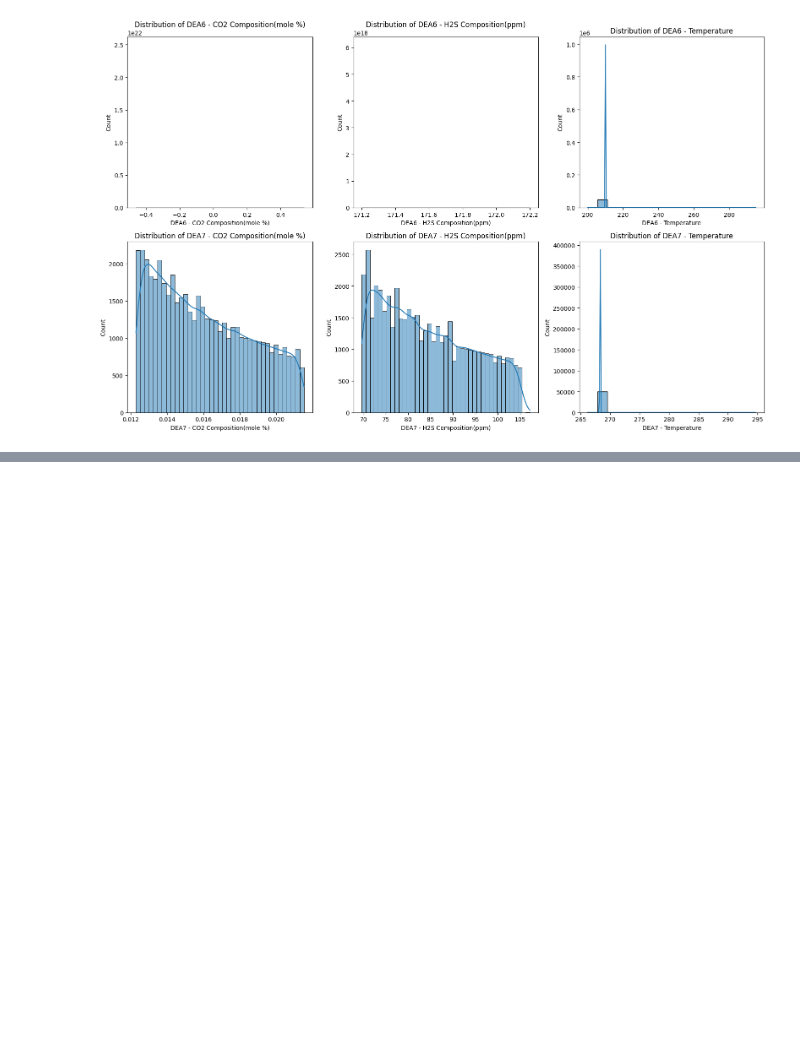
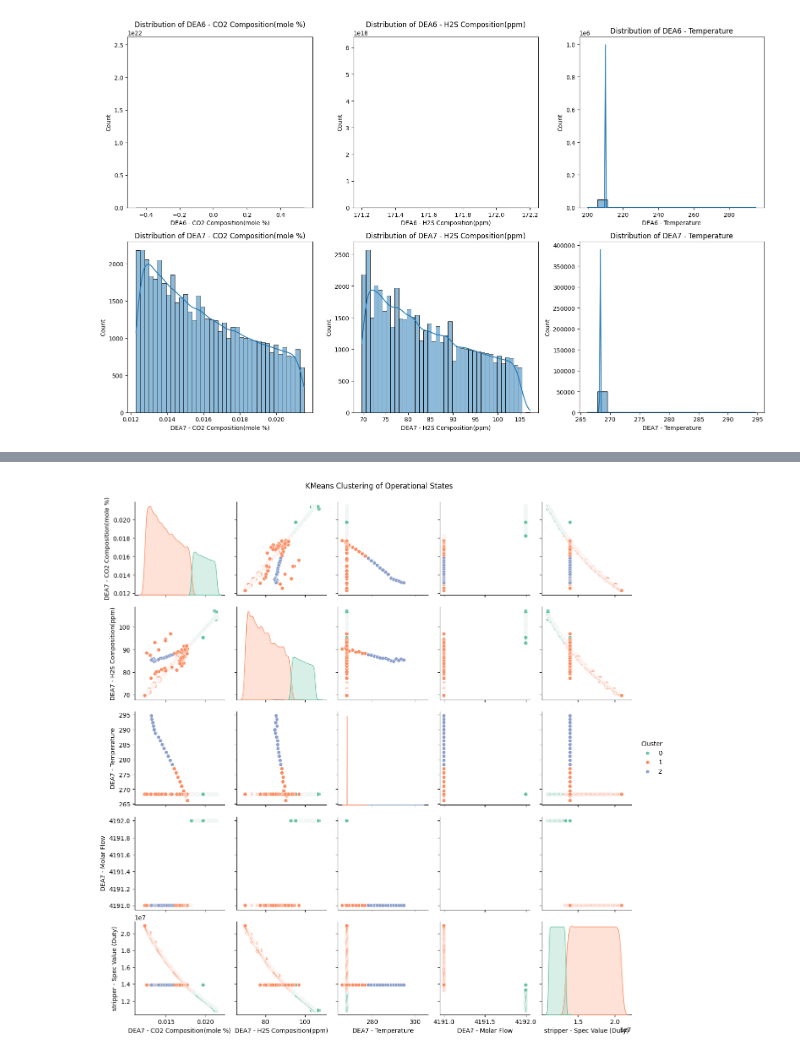
Before and after one commit to Veraeze/AmineRegeneration, a Jupyter notebook: Objective3.ipynb, the cells around one changed output, grey strips where cells are left out. Saved outputs shown, nothing was run; the diff lists cells and outputs as text; code cells hidden in the pictures; blank space fills up the shorter version.

Commit message:
Add Kmeans clustering to O3

```diff
--- a/Objective3.ipynb
+++ b/Objective3.ipynb
@@ -194,0 +215,27 @@ plt.show()
+# %%
+# Scaling the data
+
+features = [
+    'DEA7 - CO2 Composition(mole %)',
+    'DEA7 - H2S Composition(ppm)',
+    'DEA7 - Temperature',
+    'DEA7 - Molar Flow',
+    'stripper - Spec Value (Duty)'
+]
+
+X = df[features]
+scaler = StandardScaler()
+X_scaled = scaler.fit_transform(X)
+# %%
+# Kmeans clustering
+
+kmeans = KMeans(n_clusters=3, random_state=42, n_init=10)
+df['Cluster'] = kmeans.fit_predict(X_scaled)
+# %%
+# Visualize clusters (pairplot)
+
+sns.pairplot(df, vars=features, hue='Cluster', palette='Set2')
+plt.suptitle('KMeans Clustering of Operational States', y=1.02)
+plt.show()
+# %% [output]
+[figure, added]
```
Also changed, not shown: parts of 3 cells of this notebook.
